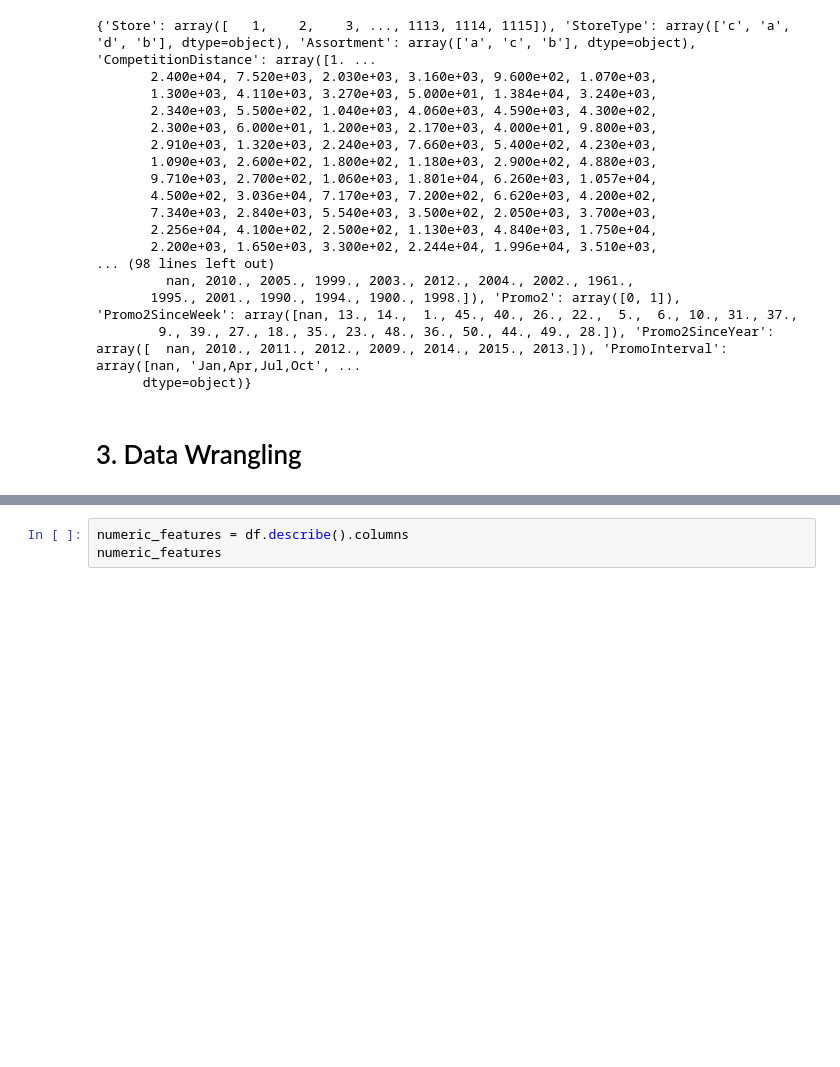
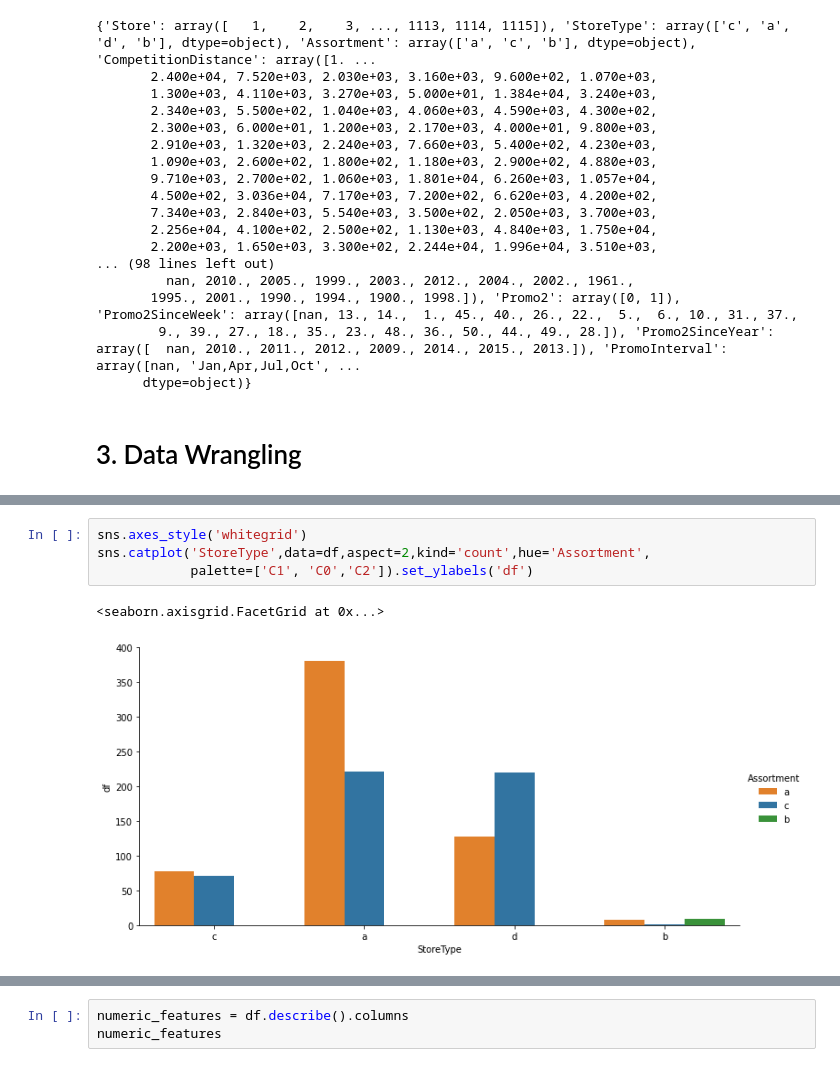
Before and after one commit to Shambhurajdesai/Project, a Jupyter notebook: Capstone_II.ipynb, the cells around one changed output, grey strips where cells are left out. Drawn from its saved outputs; the diff is of its cells as text; blank space fills up the shorter version.

```diff
--- a/Capstone_II.ipynb
+++ b/Capstone_II.ipynb
@@ -212,0 +243,7 @@ print(uniques)
+# %%
+sns.axes_style('whitegrid')
+sns.catplot('StoreType',data=df,aspect=2,kind='count',hue='Assortment',
+            palette=['C1', 'C0','C2']).set_ylabels('df')
+# %% [output]
+<seaborn.axisgrid.FacetGrid at 0x...>
+[figure, added]
```
Also changed, not shown: parts of 16 cells of this notebook.
